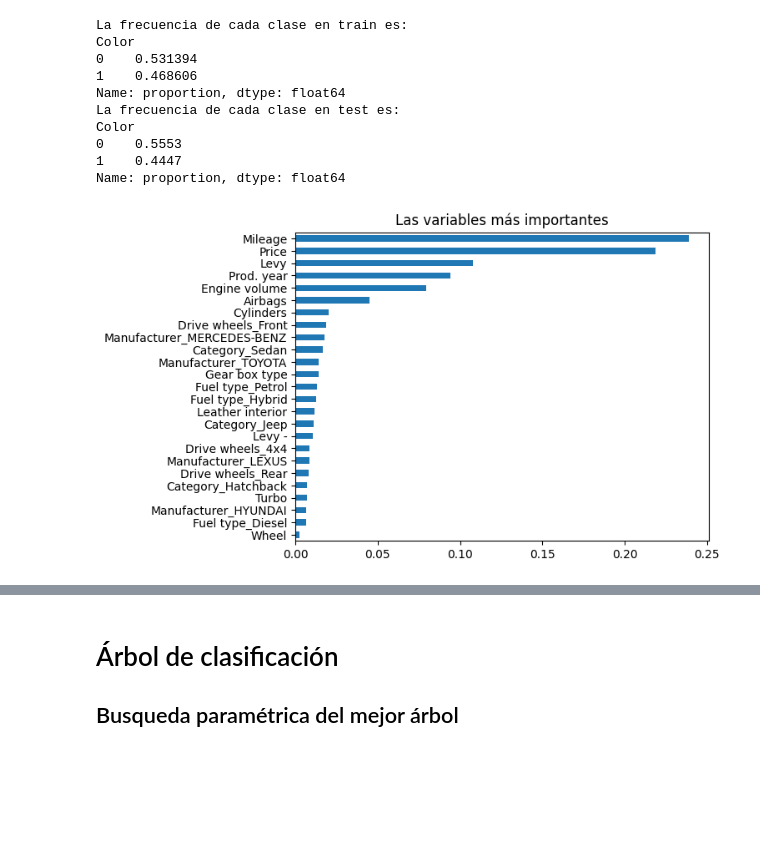
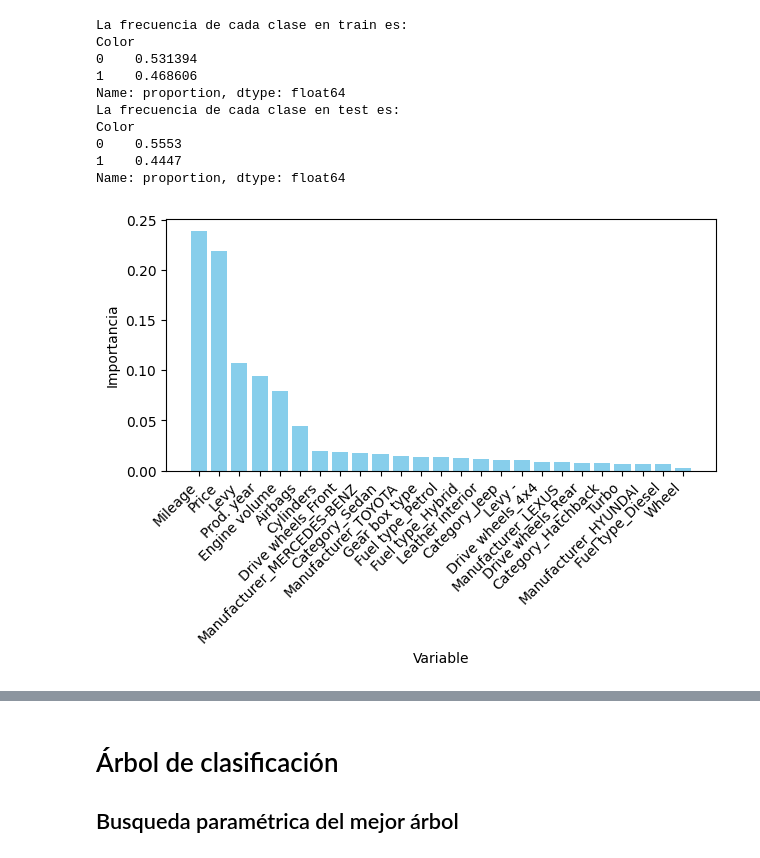
Before and after one commit to guille1006/Practica-color-de-coche, a Jupyter notebook: Practica_clase.ipynb, the cells around one changed output, grey strips where cells are left out. Drawn from its saved outputs; the diff is of its cells as text; code cells hidden in the pictures; blank space fills up the shorter version.

```diff
--- a/Practica_clase.ipynb
+++ b/Practica_clase.ipynb
@@ -152,16 +152,20 @@ class SBS():
 # %%
 from sklearn.ensemble import RandomForestClassifier
 
 model_feature = RandomForestClassifier(random_state=42)
 model_feature.fit(X, y)
 
 importancia = pd.Series(model_feature.feature_importances_, index=X.columns)
 importancia = importancia.sort_values(ascending=False)
 
+# Ordenamos el DataFrame por importancia en orden descendente
+df_importancia = pd.DataFrame({"Variable":model_feature.feature_names_in_, "Importancia":model_feature.feature_importances_}).sort_values(by="Importancia", ascending=False)
 
-importancia.plot(kind='barh')
-plt.gca().invert_yaxis()
-plt.title("Las variables más importantes")
-plt.show()
+# Creamos el grafico de barras
+plt.bar(df_importancia["Variable"], df_importancia["Importancia"], color="skyblue")
+plt.xlabel("Variable")
+plt.ylabel("Importancia")
+plt.xticks(rotation=45, ha="right")
+plt.tight_layout()
 # %% [output]
-[figure, old version]
+[figure, new version]
```
Also changed, not shown: parts of 26 cells of this notebook, 2 other files.
